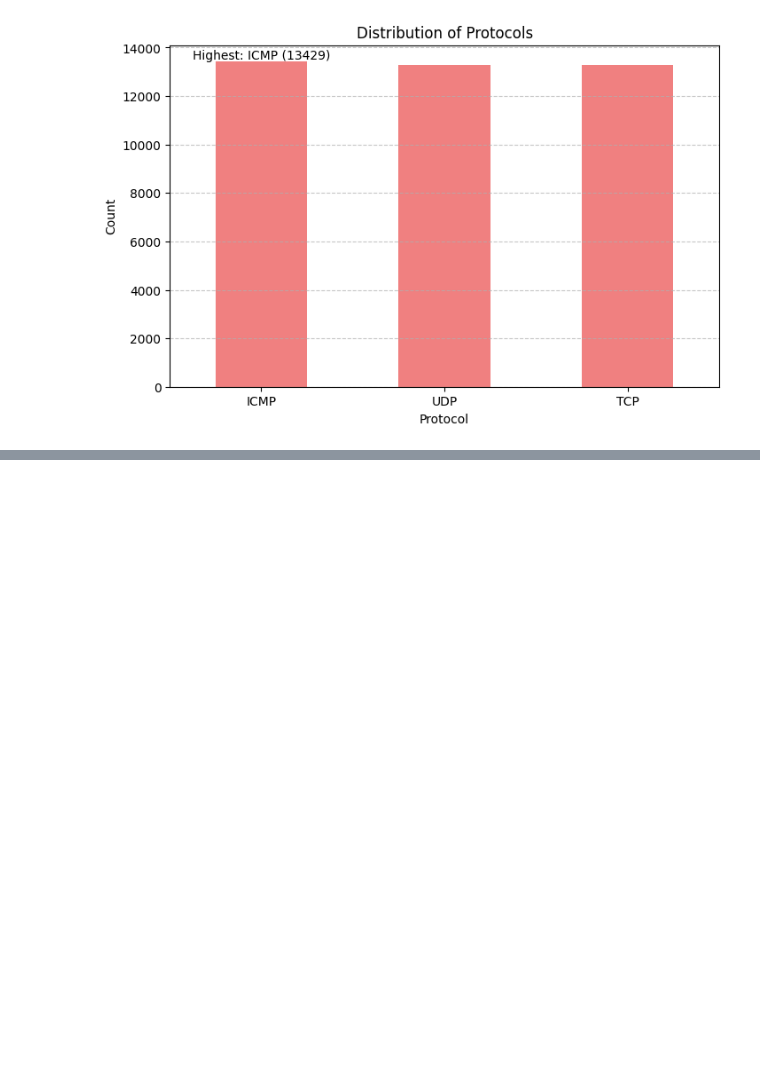
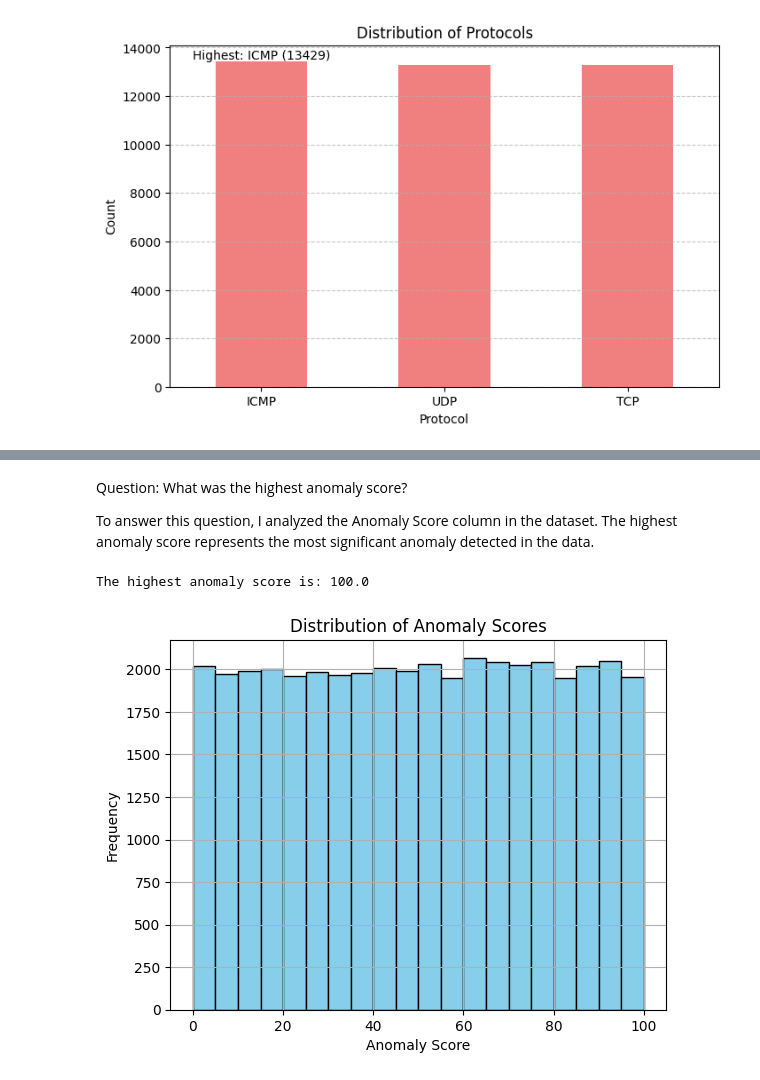
Before and after one commit to yahaira-torres/Programming-Project, a Jupyter notebook: Analysis.ipynb, the cells around one changed output, grey strips where cells are left out. Drawn from its saved outputs; the diff is of its cells as text; code cells hidden in the pictures; blank space fills up the shorter version.

```diff
--- a/Analysis.ipynb
+++ b/Analysis.ipynb
@@ -137,3 +137,9 @@ plt.text(0, protocol_counts.max(), f"Highest: {protocol_counts.idxmax()} ({proto
 plt.show()
 # %% [output]
 [figure]
+# %%
+import pandas as pd
+df = pd.read_csv("/Users/andressanchez/Downloads/archive/cybersecurity_attacks.csv")
+df.head()
+df.info()
+df.describe()
@@ -139,0 +173,20 @@ plt.show()
+# %% [markdown]
+Question: What was the highest anomaly score?
+
+To answer this question, I analyzed the Anomaly Score column in the dataset. The highest anomaly score represents the most significant anomaly detected in the data.
+# %%
+highest_anomaly_score = df['Anomaly Scores'].max()
+
+print("The highest anomaly score is:", highest_anomaly_score)
+
+import matplotlib.pyplot as plt
+
+# Plot the distribution of anomaly scores
+df['Anomaly Scores'].hist(bins=20, color='skyblue', edgecolor='black')
+plt.title('Distribution of Anomaly Scores')
+plt.xlabel('Anomaly Score')
+plt.ylabel('Frequency')
+plt.show()
+# %% [output]
+The highest anomaly score is: 100.0
+[figure, added]
```
Also changed, not shown: parts of 3 cells of this notebook, 1 other file.
